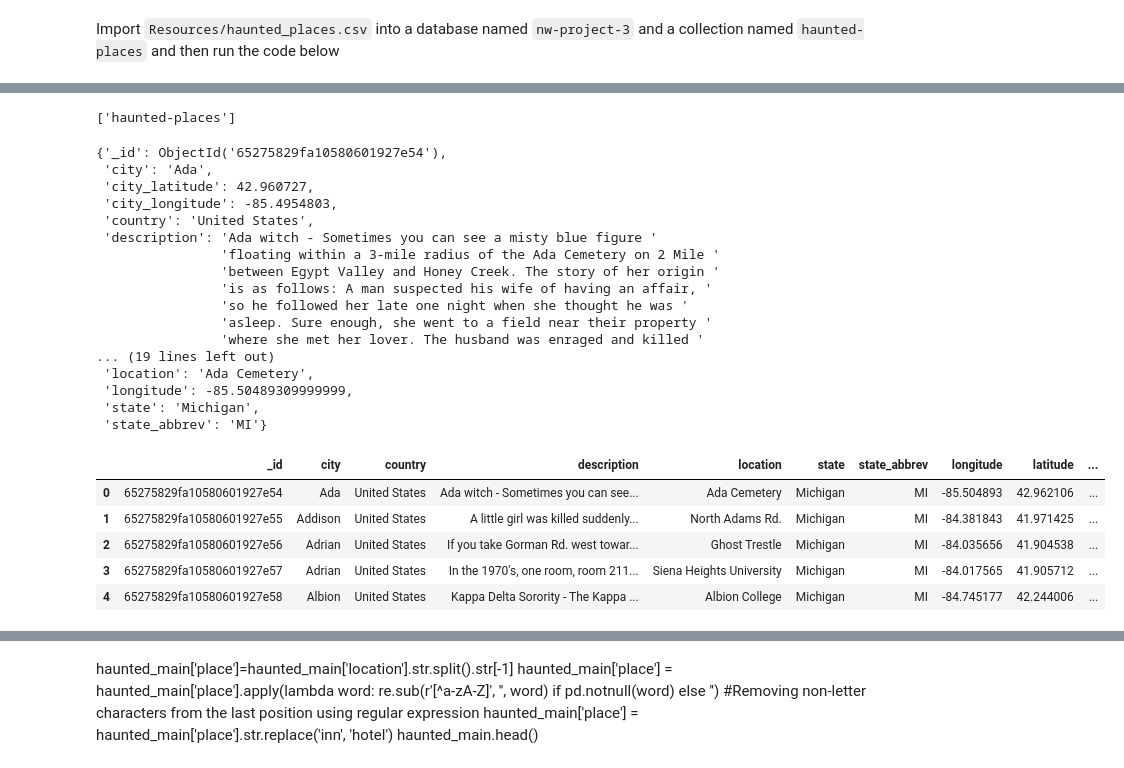
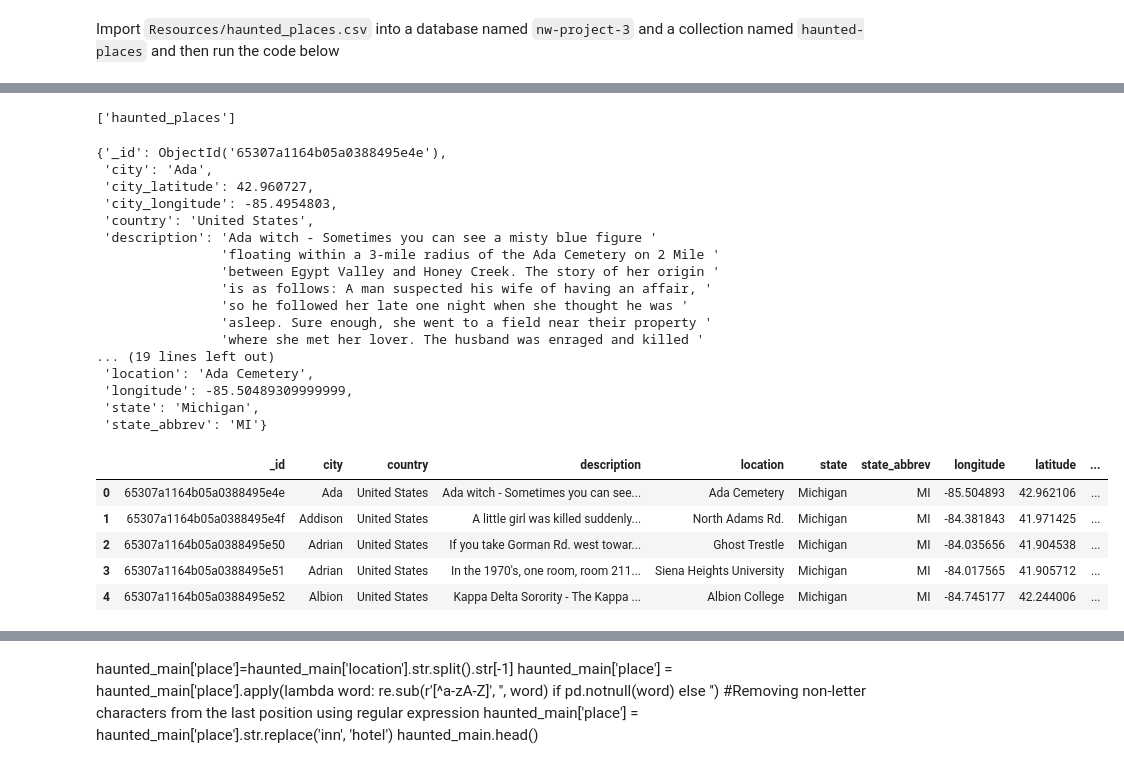
Before and after one commit to rohanhpatel/nw-project-3, a Jupyter notebook: database/data_joel.ipynb, the cells around one changed output, grey strips where cells are left out. Drawn from its saved outputs; the diff is of its cells as text; code cells hidden in the pictures.

```diff
--- a/database/data_joel.ipynb
+++ b/database/data_joel.ipynb
@@ -21,14 +19,14 @@ print(client.list_database_names())
 # %%
 # assign nw-project-3 database to db and list the collection names
-db = client['nw-project-3']
+db = client['nw_project_3']
 print(db.list_collection_names())
 # %% [output]
-['haunted-places']
+['haunted_places']
 # %%
 # print out an entry from haunted-places
-pprint(db['haunted-places'].find_one())
+pprint(db['haunted_places'].find_one())
 # %% [output]
-{'_id': ObjectId('65275829fa10580601927e54'),
+{'_id': ObjectId('65307a1164b05a0388495e4e'),
  'city': 'Ada',
  'city_latitude': 42.960727,
  'city_longitude': -85.4954803,
@@ -46,20 +44,20 @@ pprint(db['haunted-places'].find_one())
  'state': 'Michigan',
  'state_abbrev': 'MI'}
 # %%
-cursor = db['haunted-places'].find()
+cursor = db['haunted_places'].find()
 data_list = list(cursor)
 
 # Create a DataFrame from the list of dictionaries
 haunted_main = pd.DataFrame(data_list)
 
 haunted_main.head(5)
 # %% [output]
 |  | _id | city | country | description | location | state | state_abbrev | longitude | latitude | ... |
-| 0 | 65275829fa10580601927e54 | Ada | United States | Ada witch - Sometimes you can see... | Ada Cemetery | Michigan | MI | -85.504893 | 42.962106 | ... |
-| 1 | 65275829fa10580601927e55 | Addison | United States | A little girl was killed suddenly... | North Adams Rd. | Michigan | MI | -84.381843 | 41.971425 | ... |
-| 2 | 65275829fa10580601927e56 | Adrian | United States | If you take Gorman Rd. west towar... | Ghost Trestle | Michigan | MI | -84.035656 | 41.904538 | ... |
-| 3 | 65275829fa10580601927e57 | Adrian | United States | In the 1970's, one room, room 211... | Siena Heights University | Michigan | MI | -84.017565 | 41.905712 | ... |
-| 4 | 65275829fa10580601927e58 | Albion | United States | Kappa Delta Sorority - The Kappa ... | Albion College | Michigan | MI | -84.745177 | 42.244006 | ... |
+| 0 | 65307a1164b05a0388495e4e | Ada | United States | Ada witch - Sometimes you can see... | Ada Cemetery | Michigan | MI | -85.504893 | 42.962106 | ... |
+| 1 | 65307a1164b05a0388495e4f | Addison | United States | A little girl was killed suddenly... | North Adams Rd. | Michigan | MI | -84.381843 | 41.971425 | ... |
+| 2 | 65307a1164b05a0388495e50 | Adrian | United States | If you take Gorman Rd. west towar... | Ghost Trestle | Michigan | MI | -84.035656 | 41.904538 | ... |
+| 3 | 65307a1164b05a0388495e51 | Adrian | United States | In the 1970's, one room, room 211... | Siena Heights University | Michigan | MI | -84.017565 | 41.905712 | ... |
+| 4 | 65307a1164b05a0388495e52 | Albion | United States | Kappa Delta Sorority - The Kappa ... | Albion College | Michigan | MI | -84.745177 | 42.244006 | ... |
 # %%
  #10  most 'haunted' cities
 haunted_cities = haunted_main['city'].value_counts().head(10)
```
Also changed, not shown: parts of 8 cells of this notebook, 3 other files.
